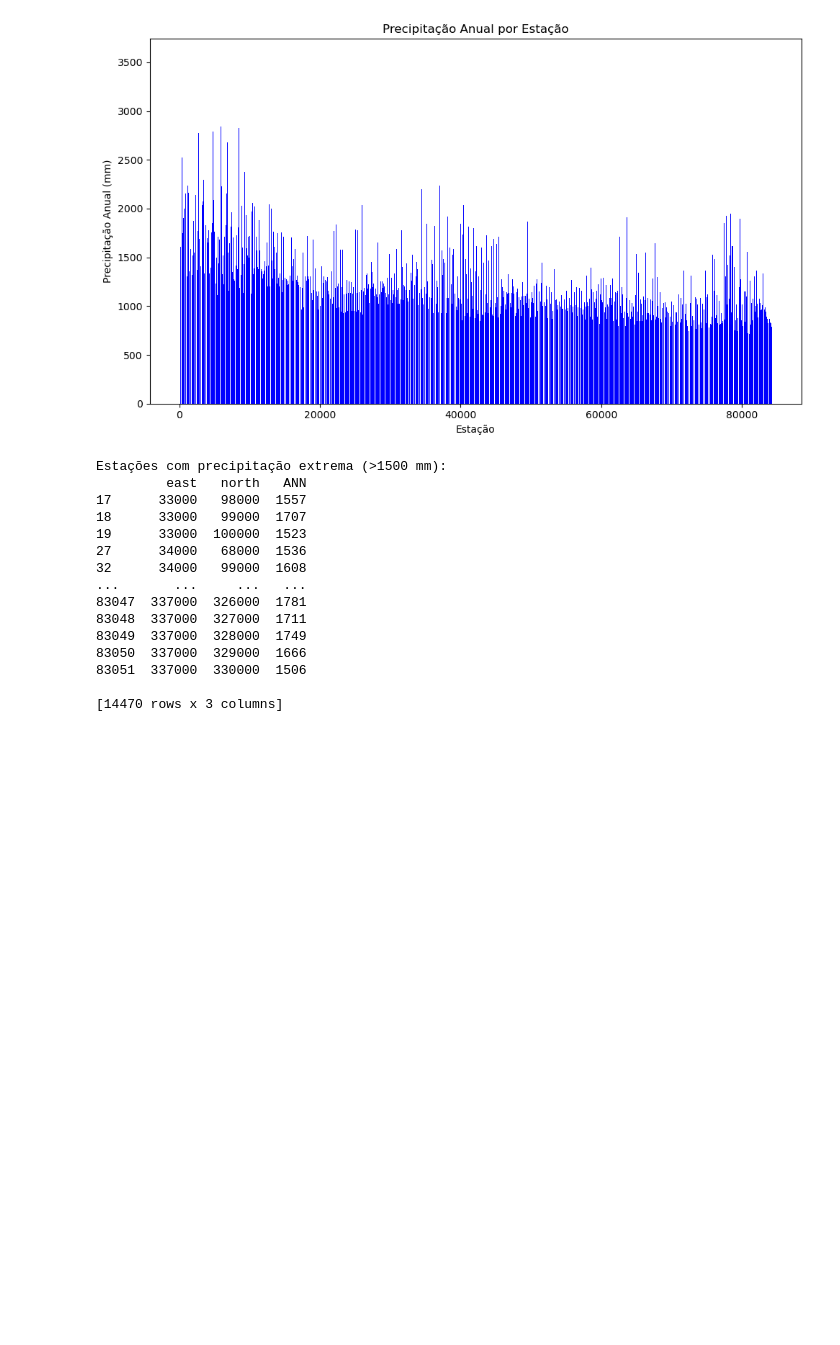
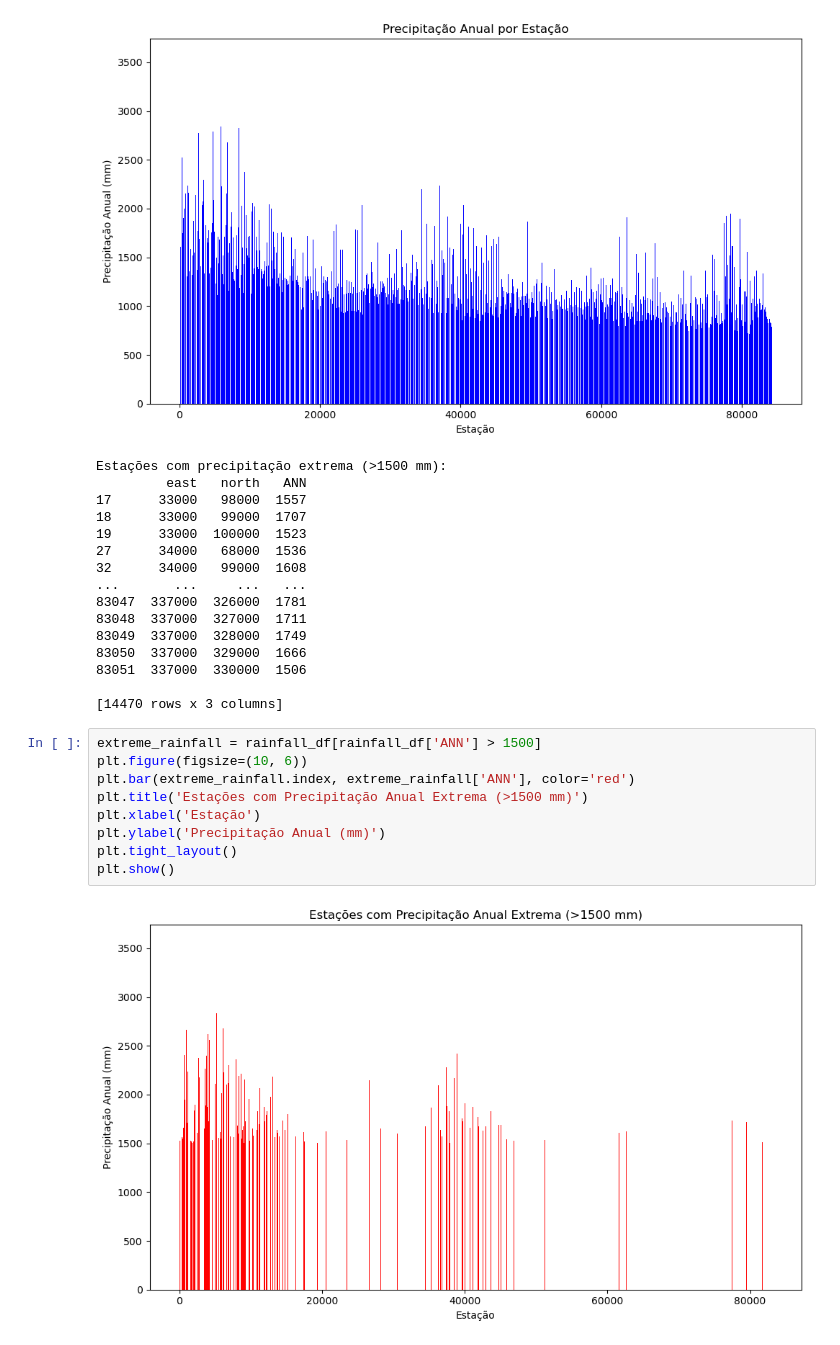
Before and after one commit to GabrielaDomiciano/PFDA_project, a Jupyter notebook: ireland_weather.ipynb, the cells around one changed output. Cells and saved outputs as stored; diff of their text form; blank space fills up the shorter version.

```diff
--- a/ireland_weather.ipynb
+++ b/ireland_weather.ipynb
@@ -575,3 +627,14 @@ Estações com precipitação extrema (>1500 mm):
 83051  337000  330000  1506
 
 [14470 rows x 3 columns]
+# %%
+extreme_rainfall = rainfall_df[rainfall_df['ANN'] > 1500]
+plt.figure(figsize=(10, 6))
+plt.bar(extreme_rainfall.index, extreme_rainfall['ANN'], color='red')
+plt.title('Estações com Precipitação Anual Extrema (>1500 mm)')
+plt.xlabel('Estação')
+plt.ylabel('Precipitação Anual (mm)')
+plt.tight_layout()
+plt.show()
+# %% [output]
+[figure, added]
```
Also changed, not shown: parts of 4 cells of this notebook.
